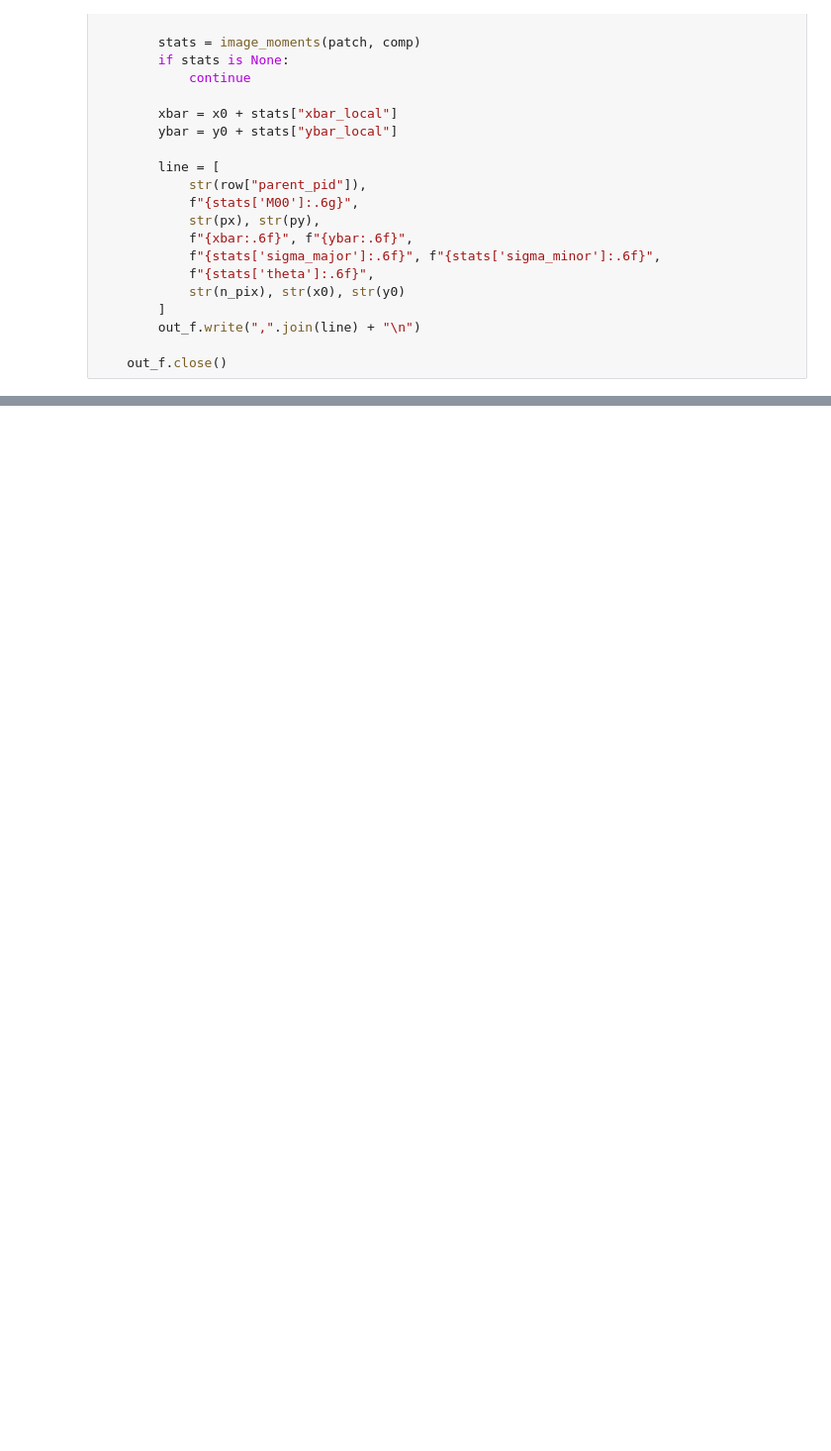
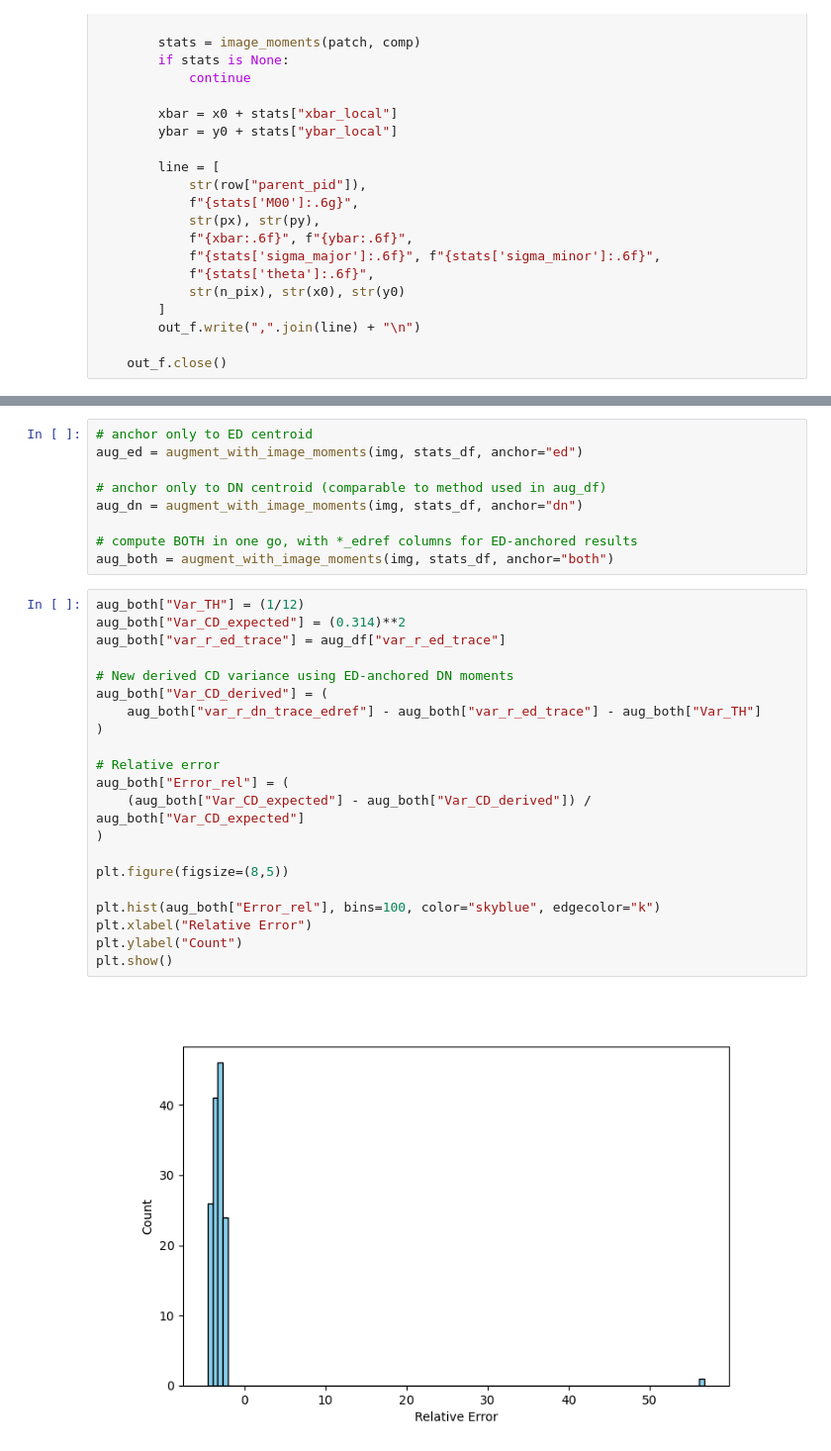
Before and after one commit to Roman-HLIS-Cosmology-PIT/HAZARD-simulator, a Jupyter notebook: Validation tests/charge_diffusion_validation.ipynb, the cells around one changed output, grey strips where cells are left out. Shown: that part at 99% size. Drawn from its saved outputs; the diff is of its cells as text; blank space fills up the shorter version.

```diff
--- a/Validation tests/charge_diffusion_validation.ipynb
+++ b/Validation tests/charge_diffusion_validation.ipynb
@@ -473,0 +773,32 @@ No artists with labels found to put in legend.  Note that artists whose label st
+# %%
+# anchor only to ED centroid
+aug_ed = augment_with_image_moments(img, stats_df, anchor="ed")
+
+# anchor only to DN centroid (comparable to method used in aug_df)
+aug_dn = augment_with_image_moments(img, stats_df, anchor="dn")
+
+# compute BOTH in one go, with *_edref columns for ED-anchored results
+aug_both = augment_with_image_moments(img, stats_df, anchor="both")
+# %%
+aug_both["Var_TH"] = (1/12)
+aug_both["Var_CD_expected"] = (0.314)**2
+aug_both["var_r_ed_trace"] = aug_df["var_r_ed_trace"]
+
+# New derived CD variance using ED-anchored DN moments
+aug_both["Var_CD_derived"] = (
+    aug_both["var_r_dn_trace_edref"] - aug_both["var_r_ed_trace"] - aug_both["Var_TH"]
+)
+
+# Relative error
+aug_both["Error_rel"] = (
+    (aug_both["Var_CD_expected"] - aug_both["Var_CD_derived"]) / aug_both["Var_CD_expected"]
+)
+
+plt.figure(figsize=(8,5))
+
+plt.hist(aug_both["Error_rel"], bins=100, color="skyblue", edgecolor="k")
+plt.xlabel("Relative Error")
+plt.ylabel("Count")
+plt.show()
+# %% [output]
+[figure, added]
```
Also changed, not shown: parts of 12 cells of this notebook.
